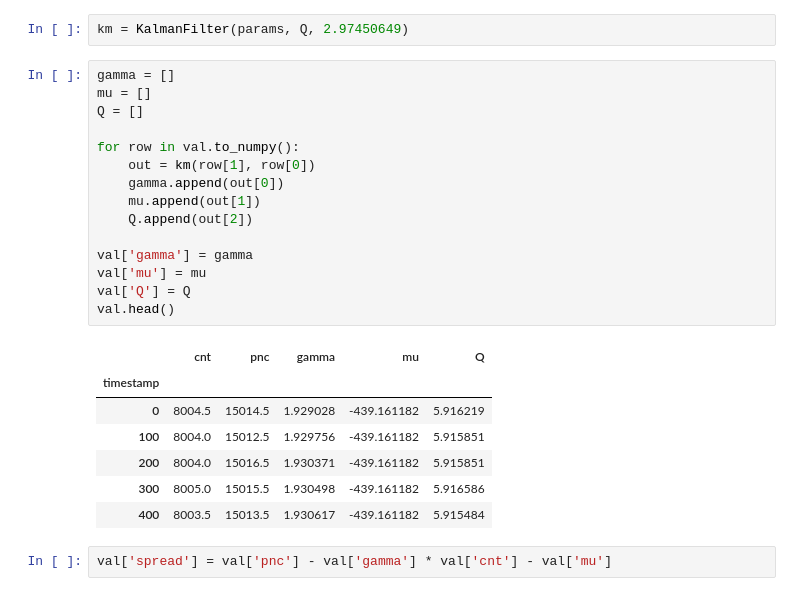
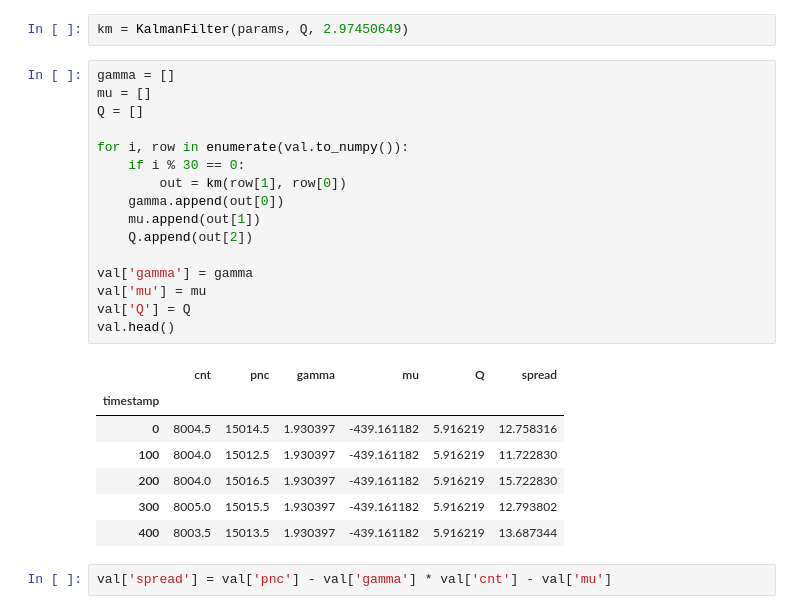
Before and after one commit to andrewchen0028/prosperity, a Jupyter notebook: pair trading.ipynb, the cells around one changed output. Drawn from its saved outputs; the diff is of its cells as text.

```diff
--- a/pair trading.ipynb
+++ b/pair trading.ipynb
@@ -32,26 +32,27 @@ km = KalmanFilter(params, Q, 2.97450649)
 # %%
 gamma = []
 mu = []
 Q = []
 
-for row in val.to_numpy():
-    out = km(row[1], row[0])
+for i, row in enumerate(val.to_numpy()):
+    if i % 30 == 0:
+        out = km(row[1], row[0])
     gamma.append(out[0])
     mu.append(out[1])
     Q.append(out[2])
 
 val['gamma'] = gamma
 val['mu'] = mu
 val['Q'] = Q
 val.head()
 # %% [output]
-|  | cnt | pnc | gamma | mu | Q |
-| timestamp |  |  |  |  |  |
-| 0 | 8004.5 | 15014.5 | 1.929028 | -439.161182 | 5.916219 |
-| 100 | 8004.0 | 15012.5 | 1.929756 | -439.161182 | 5.915851 |
-| 200 | 8004.0 | 15016.5 | 1.930371 | -439.161182 | 5.915851 |
-| 300 | 8005.0 | 15015.5 | 1.930498 | -439.161182 | 5.916586 |
-| 400 | 8003.5 | 15013.5 | 1.930617 | -439.161182 | 5.915484 |
+|  | cnt | pnc | gamma | mu | Q | spread |
+| timestamp |  |  |  |  |  |  |
+| 0 | 8004.5 | 15014.5 | 1.930397 | -439.161182 | 5.916219 | 12.758316 |
+| 100 | 8004.0 | 15012.5 | 1.930397 | -439.161182 | 5.916219 | 11.722830 |
+| 200 | 8004.0 | 15016.5 | 1.930397 | -439.161182 | 5.916219 | 15.722830 |
+| 300 | 8005.0 | 15015.5 | 1.930397 | -439.161182 | 5.916219 | 12.793802 |
+| 400 | 8003.5 | 15013.5 | 1.930397 | -439.161182 | 5.916219 | 13.687344 |
 # %%
 val['spread'] = val['pnc'] - val['gamma'] * val['cnt'] - val['mu']
 # %%
```
Also changed, not shown: parts of 4 cells of this notebook, 13 other files.
